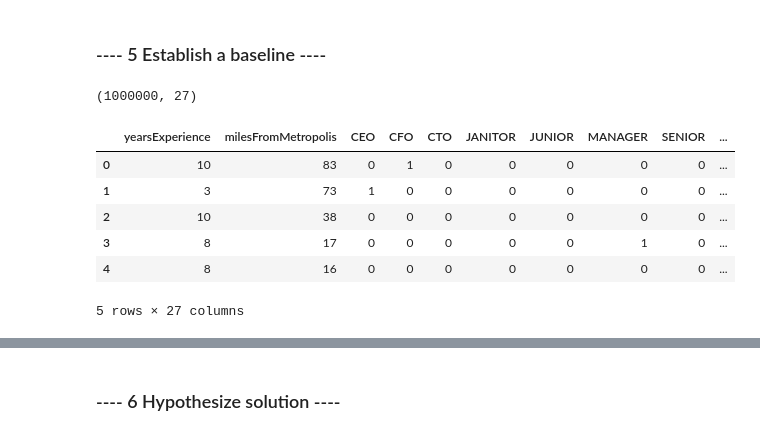
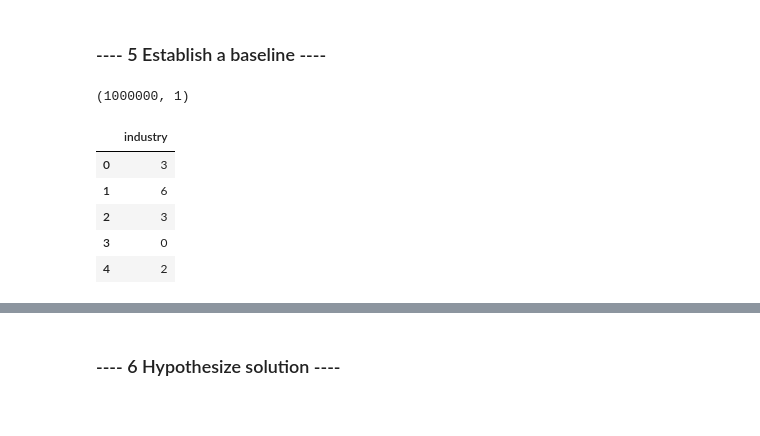
Before and after one commit to shreesha-1990/salarypredictionportfolio, a Jupyter notebook: Salary Prediction Notebook.ipynb, the cells around one changed output, grey strips where cells are left out. Saved outputs shown, nothing was run; the diff lists cells and outputs as text; code cells hidden in the pictures.

```diff
--- a/Salary Prediction Notebook.ipynb
+++ b/Salary Prediction Notebook.ipynb
@@ -24,7 +29,7 @@ __email__ = "shreesha.1990@gmail.com"
 ### ---- 2 Load the data ----
 # %%
 #load the data into a Pandas dataframe
-train_features = pd.read_csv('data/train_features.csv')
+train_features = pd.read_csv('../input/salary-prediction/train_features.csv')
 train_features.head()
 # %% [output]
 |  | jobId | companyId | jobType | degree | major | industry | yearsExperience | milesFromMetropolis |
@@ -34,7 +39,7 @@ train_features.head()
 | 3 | JOB1362684407690 | COMP38 | MANAGER | DOCTORAL | CHEMISTRY | AUTO | 8 | 17 |
 | 4 | JOB1362684407691 | COMP7 | VICE_PRESIDENT | BACHELORS | PHYSICS | FINANCE | 8 | 16 |
 # %%
-train_salaries = pd.read_csv(('data/train_salaries.csv'))
+train_salaries = pd.read_csv('../input/salary2/train_salaries.csv')
 train_salaries.head()
 # %% [output]
 |  | jobId | salary |
@@ -304,17 +310,16 @@ df_final_label.head()
 # %%
 #select a reasonable metric (MSE in this case)
 #create an extremely simple model and measure its efficacy
 #e.g. use "average salary" for each industry as your model and then measure MSE
 # Selecting industry for my base line
-df_baseline = df_final_onehot.loc[:,:]
+df_baseline = df_final_label[['industry']]
 print(df_baseline.shape)
 df_baseline.head()
 # %% [output]
-(1000000, 27)
+(1000000, 1)
-|  | yearsExperience | milesFromMetropolis | CEO | CFO | CTO | JANITOR | JUNIOR | MANAGER | SENIOR | ... |
-| 0 | 10 | 83 | 0 | 1 | 0 | 0 | 0 | 0 | 0 | ... |
-| 1 | 3 | 73 | 1 | 0 | 0 | 0 | 0 | 0 | 0 | ... |
-| 2 | 10 | 38 | 0 | 0 | 0 | 0 | 0 | 0 | 0 | ... |
-| 3 | 8 | 17 | 0 | 0 | 0 | 0 | 0 | 1 | 0 | ... |
-| 4 | 8 | 16 | 0 | 0 | 0 | 0 | 0 | 0 | 0 | ... |
+|  | industry |
+| 0 | 3 |
+| 1 | 6 |
+| 2 | 3 |
+| 3 | 0 |
+| 4 | 2 |
-5 rows × 27 columns
```
Also changed, not shown: parts of 16 cells of this notebook.
